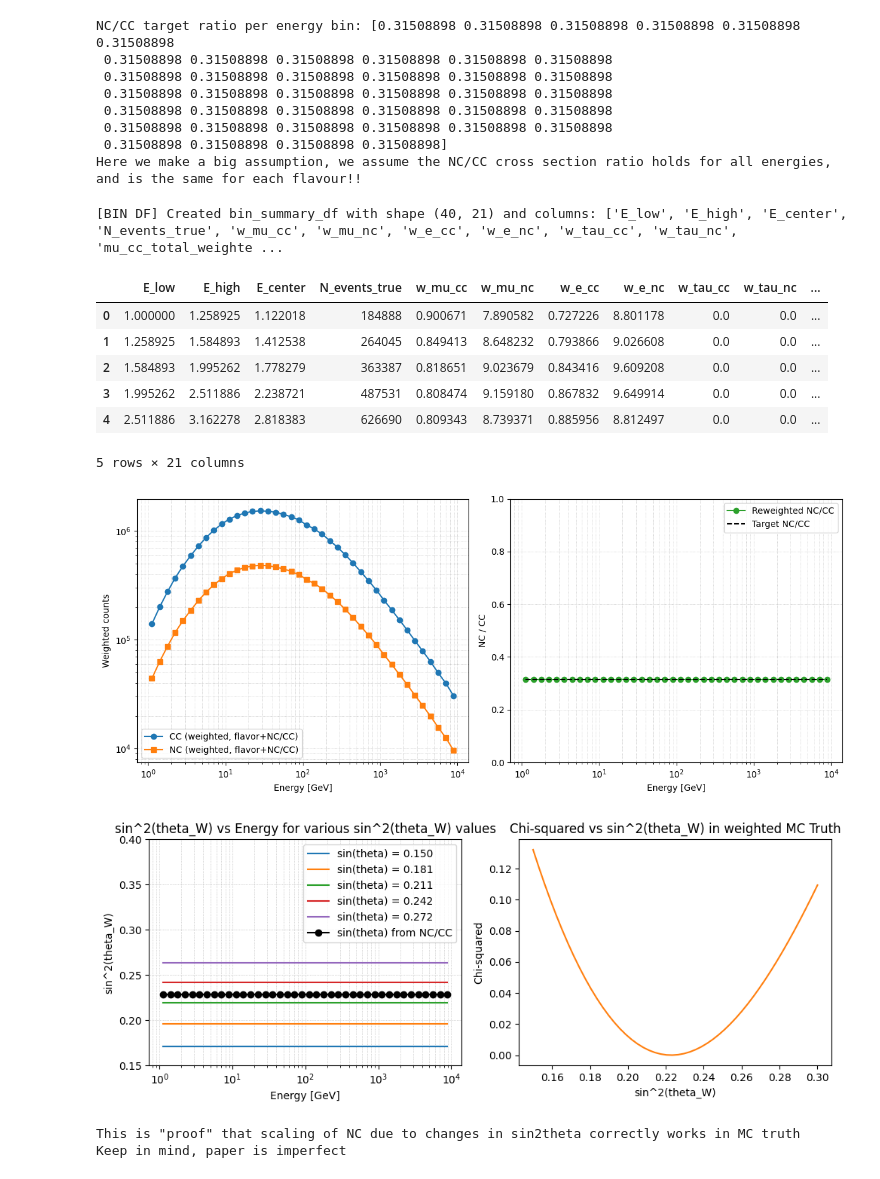
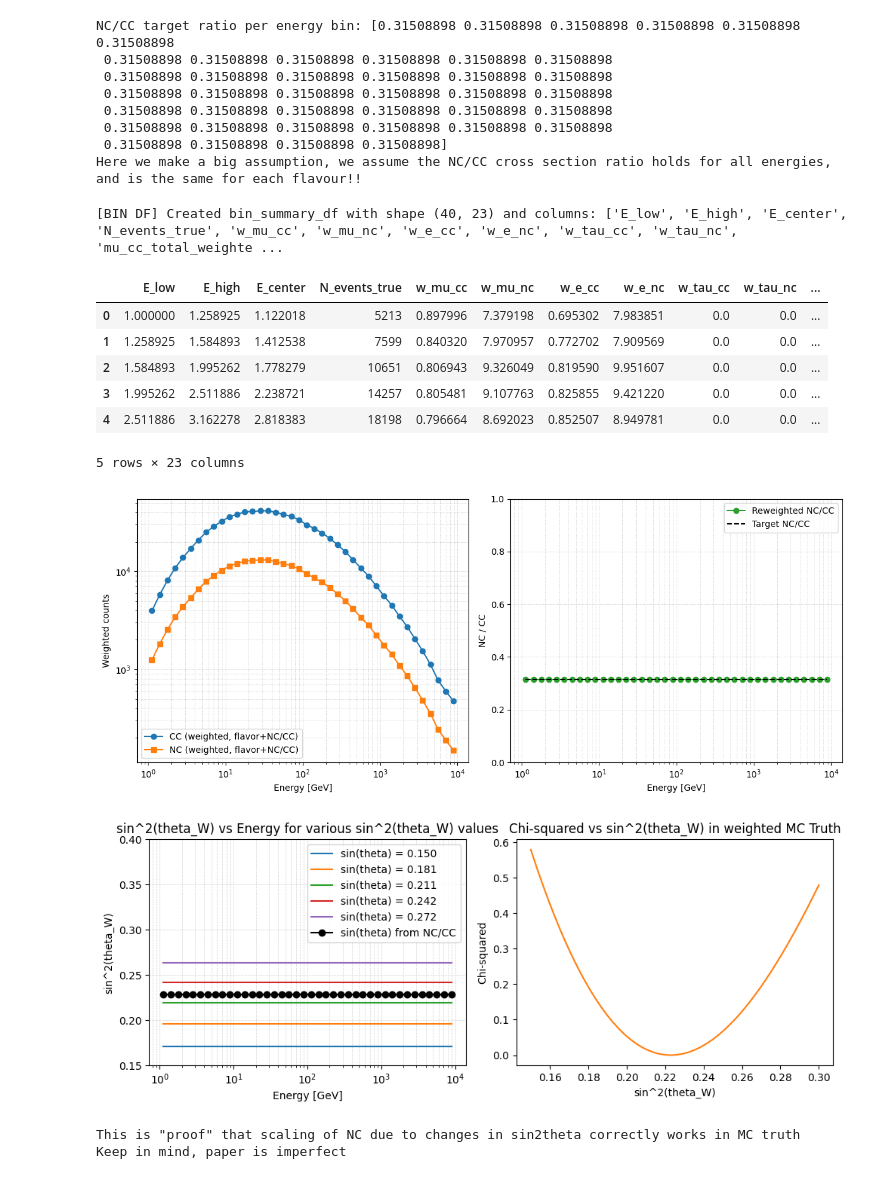
Before and after one commit to Nielsdb63/Weinberg_Angle_IceCube, a Jupyter notebook: ST_final.ipynb, the cells around one changed output. Drawn from its saved outputs; the diff is of its cells as text; code cells hidden in the pictures.

```diff
--- a/ST_final.ipynb
+++ b/ST_final.ipynb
@@ -7,16 +7,18 @@ from MCEq.core import MCEqRun
 from scipy.optimize import minimize_scalar
 from collections import defaultdict
 # %%
-MC_neutrinos_dir = "/groups/icecube/petersen/GraphNetDatabaseRepository/multi_classification_track_cascade_neutrino/using_new_muons_Peter_database/inference/track_cascade_sets/Monte_Carlo_all_events_all_variables.csv"
+#MC_neutrinos_dir = "/groups/icecube/petersen/GraphNetDatabaseRepository/multi_classification_track_cascade_neutrino/using_new_muons_Peter_database/inference/track_cascade_sets/Monte_Carlo_all_events_all_variables.csv"
+#
+##Giant neutrino MC db
+#db_MC_neutrinos = pd.read_csv(MC_neutrinos_dir)
+#
+#db_MC_neutrinos_cut = db_MC_neutrinos[(db_MC_neutrinos['energy'] > 1)                   #at least 50 GeV (start of data from paper)
+#                                      & (db_MC_neutrinos['energy'] < 10000)             #at most 10 TeV
+#                                      & (db_MC_neutrinos['interaction_type'] != -1)     #remove undefined interaction type
+#                                      & (db_MC_neutrinos['interaction_type'] != 0)]      #remove non-interacting neutrinos
+#                                      #& (abs(db_MC_neutrinos['pid']) != 16)]            #remove tau neutrinos
 
-#Giant neutrino MC db
-db_MC_neutrinos = pd.read_csv(MC_neutrinos_dir)
-
-db_MC_neutrinos_cut = db_MC_neutrinos[(db_MC_neutrinos['energy'] > 1)                   #at least 50 GeV (start of data from paper)
-                                      & (db_MC_neutrinos['energy'] < 10000)             #at most 10 TeV
-                                      & (db_MC_neutrinos['interaction_type'] != -1)     #remove undefined interaction type
-                                      & (db_MC_neutrinos['interaction_type'] != 0)]      #remove non-interacting neutrinos
-                                      #& (abs(db_MC_neutrinos['pid']) != 16)]            #remove tau neutrinos
+db_MC_neutrinos_cut = pd.read_csv('/groups/icecube/nielsdb/SinTheta_Aug2025/combined_ET_val_prediction_GNN_ET_MC_2M_161125_111125.csv')
 # %%
 # Load flux from CSV file instead of computing it
 flux_data = pd.read_csv('/groups/icecube/nielsdb/SinTheta_Aug2025/mceq_zenith_averaged_fluxes.csv')
@@ -227,6 +229,8 @@ for i in range(n_bins):
     is_track_pred = (np.asarray(db_in_bin['track_mu_pred'], dtype=float) > 0.5)
     track_w_pred = float(np.sum(w_events[is_track_pred]))
     casc_w_pred  = float(np.sum(w_events[~is_track_pred]))
+    track_pred_w_flav_ccnc_list[i] = track_w_pred
+    casc_pred_w_flav_ccnc_list[i]  = casc_w_pred
     track_over_casc_pred = (track_w_pred / casc_w_pred) if casc_w_pred>0 else np.nan
 
     # Append row immediately
@@ -250,6 +254,8 @@ for i in range(n_bins):
         'nc_over_cc': float(nc_over_cc_val) if np.isfinite(nc_over_cc_val) else np.nan,
         'track_total_weighted': float(track_w) if np.isfinite(track_w) else np.nan,
         'cascade_total_weighted': float(casc_w) if np.isfinite(casc_w) else np.nan,
+        'track_pred_total_weighted': float(track_w_pred) if np.isfinite(track_w_pred) else np.nan,
+        'cascade_pred_total_weighted': float(casc_w_pred) if np.isfinite(casc_w_pred) else np.nan,
         'track_over_cascade': float(track_over_casc_val) if np.isfinite(track_over_casc_val) else np.nan,
         'track_over_cascade_pred': float(track_over_casc_pred) if np.isfinite(track_over_casc_pred) else np.nan,
     })
@@ -259,14 +265,14 @@ bin_summary_df = pd.DataFrame(df_rows)
 print(f"[BIN DF] Created bin_summary_df with shape {bin_summary_df.shape} and columns: {list(bin_summary_df.columns)}")
 display(bin_summary_df.head())
 # %% [output]
-[BIN DF] Created bin_summary_df with shape (40, 21) and columns: ['E_low', 'E_high', 'E_center', 'N_events_true', 'w_mu_cc', 'w_mu_nc', 'w_e_cc', 'w_e_nc', 'w_tau_cc', 'w_tau_nc', 'mu_cc_total_weighte ...
+[BIN DF] Created bin_summary_df with shape (40, 23) and columns: ['E_low', 'E_high', 'E_center', 'N_events_true', 'w_mu_cc', 'w_mu_nc', 'w_e_cc', 'w_e_nc', 'w_tau_cc', 'w_tau_nc', 'mu_cc_total_weighte ...
 |  | E_low | E_high | E_center | N_events_true | w_mu_cc | w_mu_nc | w_e_cc | w_e_nc | w_tau_cc | w_tau_nc | ... |
-| 0 | 1.000000 | 1.258925 | 1.122018 | 184888 | 0.900671 | 7.890582 | 0.727226 | 8.801178 | 0.0 | 0.0 | ... |
-| 1 | 1.258925 | 1.584893 | 1.412538 | 264045 | 0.849413 | 8.648232 | 0.793866 | 9.026608 | 0.0 | 0.0 | ... |
-| 2 | 1.584893 | 1.995262 | 1.778279 | 363387 | 0.818651 | 9.023679 | 0.843416 | 9.609208 | 0.0 | 0.0 | ... |
-| 3 | 1.995262 | 2.511886 | 2.238721 | 487531 | 0.808474 | 9.159180 | 0.867832 | 9.649914 | 0.0 | 0.0 | ... |
-| 4 | 2.511886 | 3.162278 | 2.818383 | 626690 | 0.809343 | 8.739371 | 0.885956 | 8.812497 | 0.0 | 0.0 | ... |
+| 0 | 1.000000 | 1.258925 | 1.122018 | 5213 | 0.897996 | 7.379198 | 0.695302 | 7.983851 | 0.0 | 0.0 | ... |
+| 1 | 1.258925 | 1.584893 | 1.412538 | 7599 | 0.840320 | 7.970957 | 0.772702 | 7.909569 | 0.0 | 0.0 | ... |
+| 2 | 1.584893 | 1.995262 | 1.778279 | 10651 | 0.806943 | 9.326049 | 0.819590 | 9.951607 | 0.0 | 0.0 | ... |
+| 3 | 1.995262 | 2.511886 | 2.238721 | 14257 | 0.805481 | 9.107763 | 0.825855 | 9.421220 | 0.0 | 0.0 | ... |
+| 4 | 2.511886 | 3.162278 | 2.818383 | 18198 | 0.796664 | 8.692023 | 0.852507 | 8.949781 | 0.0 | 0.0 | ... |
-5 rows × 21 columns
+5 rows × 23 columns
 # %%
 fig, axes = plt.subplots(1, 2, figsize=(12, 5))
 
@@ -310,7 +316,7 @@ if np.isfinite(ymax):
 plt.tight_layout()
 plt.show()
 # %% [output]
-[figure, old version]
+[figure, new version]
 # %%
 
 # Define quark list and their (I3, Q) values
@@ -333,7 +339,7 @@ def gL_gR_for_quark(q, sin2w):
 
 def coupling_squared_sum(sin2w):
     """
-    Compute S(sin2w) = sum_q w_q * (gL^2 + gR^2)
+    Compute S(sin2w) =  (gL^2 + gR^2)
     If weights is None, use equal weights for each quark in _quarks.
     weights should be a dict mapping quark->weight (nonnegative).
     """
@@ -416,35 +422,35 @@ i=0
 for s in sin2w_values:
     NC_scaled, R = scale_sigma_NC(nc, s)
     st = np.array([get_s2t_from_nccc(r) for r in np.divide(NC_scaled, cc)])
-    chi2 = np.nansum((st - sin_theta)**2)
+    chi2 = np.nansum((st - sin_theta)**2/sin_theta)
     chi2res.append(chi2)
 
     if i % 10 == 0:
         ax[0].plot(log_bincenters, st, label=f'sin(theta) = {s:.3f}')
     i += 1
 
 
 ax[0].plot(log_bincenters, sin_theta, marker='o', color='black', label='sin(theta) from NC/CC')
 ax[0].set_xscale('log')
 ax[0].set_xlabel('Energy [GeV]')
 ax[0].set_ylabel('sin^2(theta_W)')
 ax[0].set_ylim(0.15, 0.4)
 ax[0].grid(True, which='both', ls=':', lw=0.5)
 ax[0].legend()
 ax[0].set_title('sin^2(theta_W) vs Energy for various sin^2(theta_W) values')
 
 ax[1].plot(sin2w_values, chi2res, color='tab:orange')
 ax[1].set_xlabel('sin^2(theta_W)')
 ax[1].set_ylabel('Chi-squared')
 ax[1].set_title('Chi-squared vs sin^2(theta_W) in weighted MC Truth')
 
 plt.tight_layout()
 plt.show()
 
 print('This is "proof" that scaling of NC due to changes in sin2theta correctly works in MC truth')
 print('Keep in mind, paper is imperfect')
 # %% [output]
-[figure, old version]
+[figure, new version]
 This is "proof" that scaling of NC due to changes in sin2theta correctly works in MC truth
 Keep in mind, paper is imperfect
 # %%
```
Also changed, not shown: parts of 8 cells of this notebook, 6 other files.
